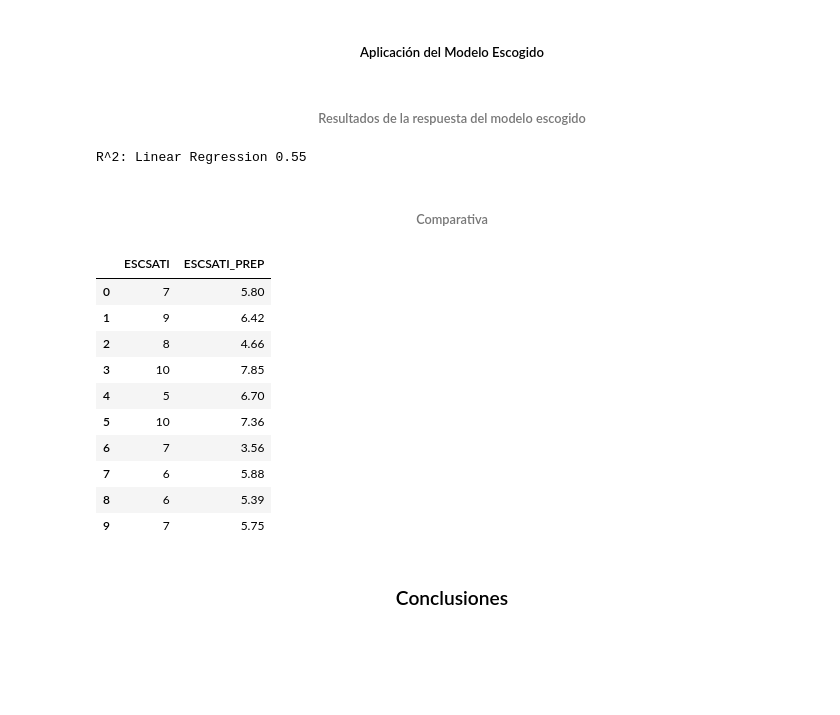
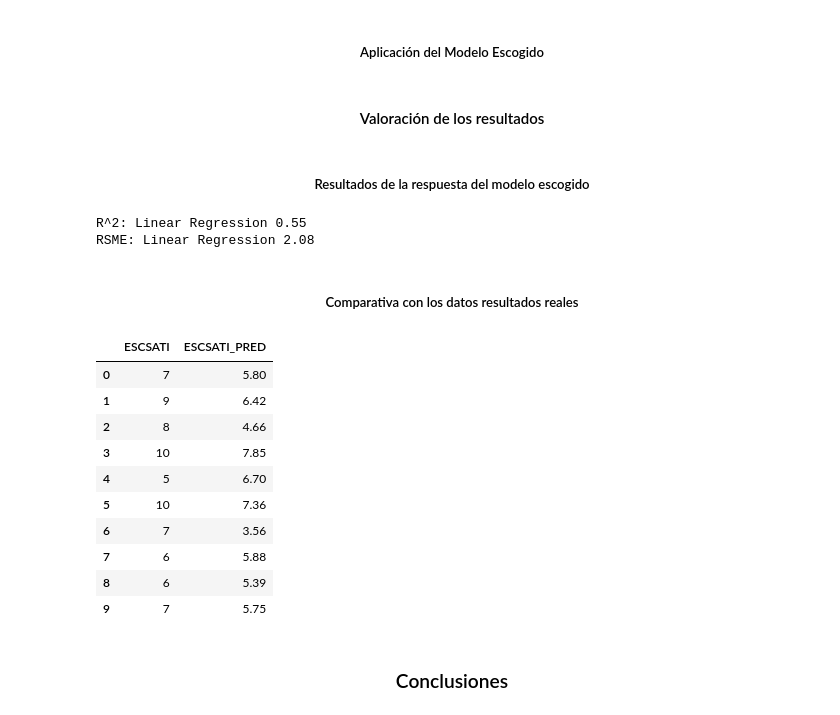
Before and after one commit to AmayaJ/TFG, a Jupyter notebook: amaya_tfg.ipynb, the cells around one changed output. Cells and saved outputs as stored; diff of their text form; code cells hidden in the pictures; blank space fills up the shorter version.

```diff
--- a/amaya_tfg.ipynb
+++ b/amaya_tfg.ipynb
@@ -1732,23 +1743,28 @@ from sklearn.linear_model import LinearRegression
 
 # Obtención de estimaciones
 df_clean_2022_3_pred = model_linear_regression.predict(df_clean_2022_3_ind)
+# %% [markdown]
+#### <center> Valoración de los resultados
 # %% [markdown]
-###### <center> Resultados de la respuesta del modelo escogido
+##### <center> Resultados de la respuesta del modelo escogido
 # %%
 # Obtención de los parametros de ajuste
 lineal_regression_r2_score = round(r2_score(df_clean_2022_3_dep, df_clean_2022_3_pred), 2)
+lineal_regression_rsme = round(mean_squared_error(df_clean_2022_3_dep, df_clean_2022_3_pred), 2)
 print('R^2: Linear Regression', lineal_regression_r2_score)
+print('RSME: Linear Regression', lineal_regression_rsme)
 # %% [output]
 R^2: Linear Regression 0.55
+RSME: Linear Regression 2.08
 # %% [markdown]
-###### <center> Comparativa
+##### <center> Comparativa con los datos resultados reales
 # %%
 df_result = pd.DataFrame(df_clean_2022_3_dep)
-df_result["ESCSATI_PREP"] = df_clean_2022_3_pred
-df_result["ESCSATI_PREP"] = df_result["ESCSATI_PREP"].round(2)
+df_result["ESCSATI_PRED"] = df_clean_2022_3_pred
+df_result["ESCSATI_PRED"] = df_result["ESCSATI_PRED"].round(2)
 df_result.head(10)
 # %% [output]
-|  | ESCSATI | ESCSATI_PREP |
+|  | ESCSATI | ESCSATI_PRED |
 | 0 | 7 | 5.80 |
 | 1 | 9 | 6.42 |
 | 2 | 8 | 4.66 |
```
Also changed, not shown: parts of 33 cells of this notebook.
